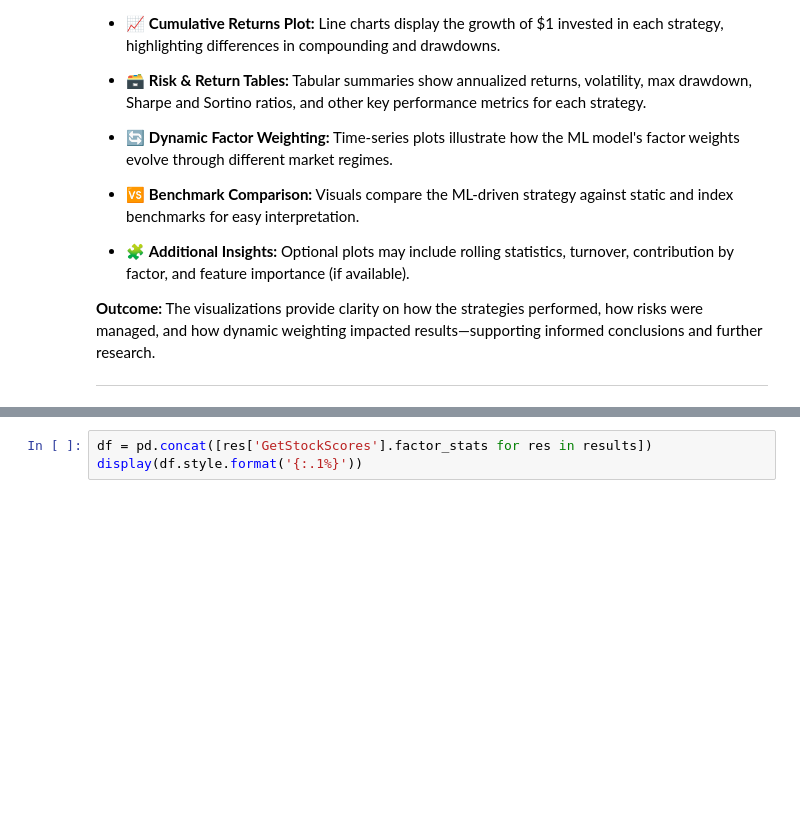
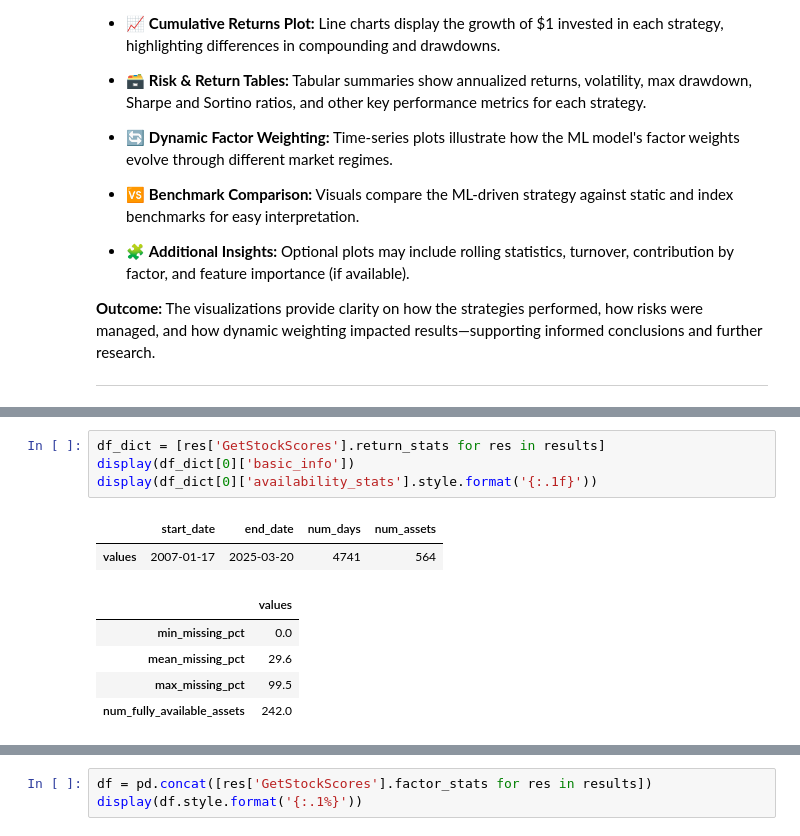
Before and after one commit to zinkjona/CPF_FINAL_PROJECT, a Jupyter notebook: ML_Multifactor.ipynb, the cells around one changed output, grey strips where cells are left out. Saved outputs shown, nothing was run; the diff lists cells and outputs as text; blank space fills up the shorter version.

```diff
--- a/ML_Multifactor.ipynb
+++ b/ML_Multifactor.ipynb
@@ -141,0 +141,12 @@ results = run_ml_backtests([dict(name="Descriptives")], params_)
+# %%
+df_dict = [res['GetStockScores'].return_stats for res in results]
+display(df_dict[0]['basic_info'])
+display(df_dict[0]['availability_stats'].style.format('{:.1f}'))
+# %% [output]
+|  | start_date | end_date | num_days | num_assets |
+| values | 2007-01-17 | 2025-03-20 | 4741 | 564 |
+|  | values |
+| min_missing_pct | 0.0 |
+| mean_missing_pct | 29.6 |
+| max_missing_pct | 99.5 |
+| num_fully_available_assets | 242.0 |
```
Also changed, not shown: parts of 9 cells of this notebook, 1 other file.
